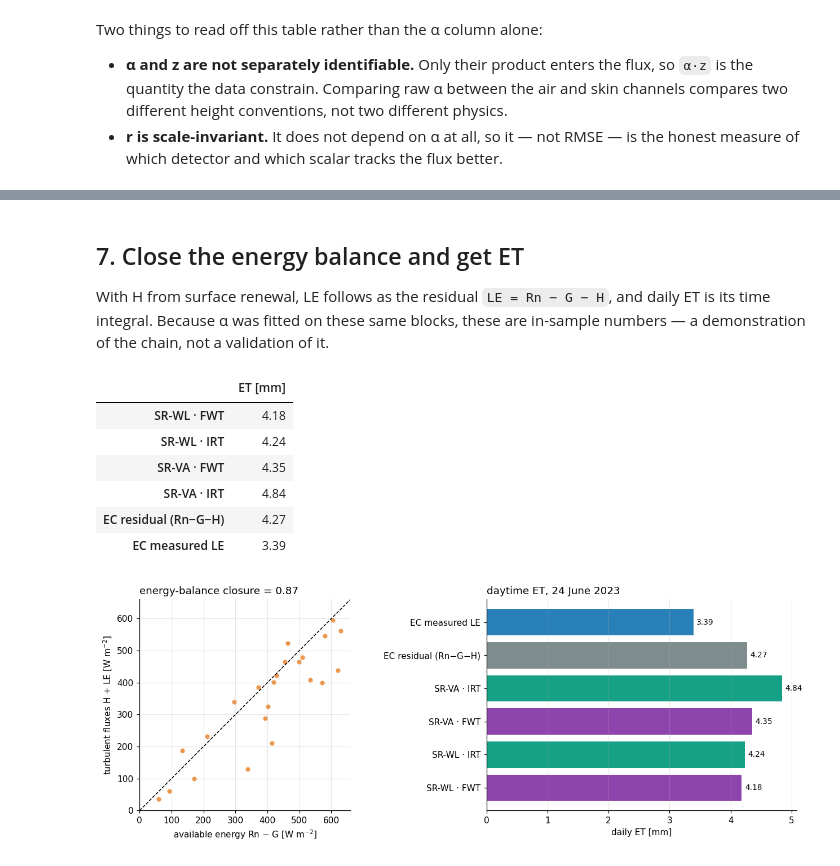
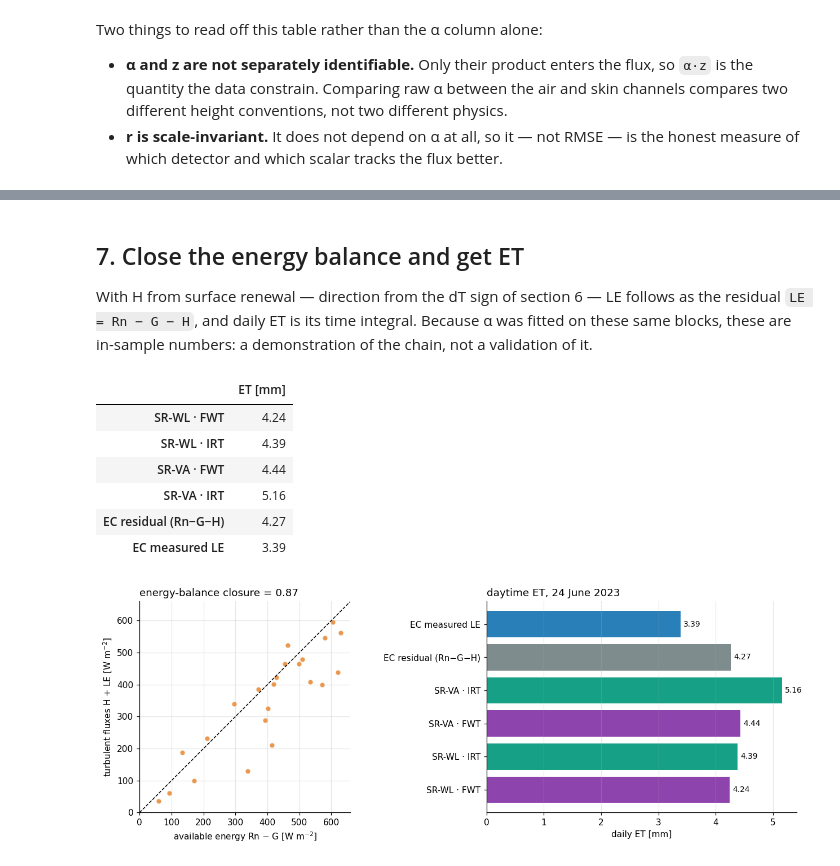
Before and after one commit to nbambach-blip/srflux, a Jupyter notebook: examples/wes_one_day.ipynb, the cells around one changed output, grey strips where cells are left out. Saved outputs shown, nothing was run; the diff lists cells and outputs as text; code cells hidden in the pictures.

```diff
--- a/examples/wes_one_day.ipynb
+++ b/examples/wes_one_day.ipynb
@@ -292,9 +291,0 @@ On this day the fine wire does the opposite.
-# %%
-diag = []
-for col in ("FWT", "IRT"):
-    sg = day_all[f"{col}_sign"]
-    diag.append({"scalar": col,
-                 "median increment skewness": day_all[f"{col}_skew"].median(),
-                 "sign = +1 in": f"{int((sg > 0).sum())}/{len(sg)} blocks",
-                 "agrees with sign(H_EC)": f"{100 * (np.sign(day_all.H) == sg).mean():.0f} %"})
-pd.DataFrame(diag).round(3)
@@ -333,0 +307,12 @@ on this channel.
+# %%
+b = hi.resample("30min").mean()
+d = d.join(b[["SBT"]].rename(columns={"SBT": "SBT_mean"}))
+d = d.join(hi.IRT.resample("30min").mean().rename("IRT_mean"))
+d["dT"] = surface_air_difference(d.IRT_mean, d.SBT_mean)
+day_all = d[d.daytime]
+
+print(f"SBT vs FWT over the day:  r = {b.SBT.corr(b.FWT):.3f}, "
+      f"mean SBT − FWT = {(b.SBT - b.FWT).mean():+.2f} K")
+print(f"midday (11–15 h) FWT {b.FWT.between_time('11:00','15:00').mean():.1f} °C, "
+      f"SBT {b.SBT.between_time('11:00','15:00').mean():.1f} °C, "
+      f"IRT {b.IRT.between_time('11:00','15:00').mean():.1f} °C")
@@ -334,16 +413,18 @@ on this channel.
 # %% [markdown]
 ## 7. Close the energy balance and get ET
 
-With H from surface renewal, LE follows as the residual `LE = Rn − G − H`, and daily ET is
-its time integral. Because α was fitted on these same blocks, these are in-sample numbers —
-a demonstration of the chain, not a validation of it.
+With H from surface renewal — direction from the dT sign of section 6 — LE follows as the
+residual `LE = Rn − G − H`, and daily ET is its time integral. Because α was fitted on these
+same blocks, these are in-sample numbers: a demonstration of the chain, not a validation of
+it.
 # %%
 LAMBDA = 2.45e6
 day = d[d.daytime].copy()
 
 et = {}
 for (meth, col), fit in fits.items():
-    H_sr = sensible_heat(day[f"{meth}_{col}_F"].to_numpy(), fit.alpha, sign=+1.0)
+    H_sr = sensible_heat(day[f"{meth}_{col}_F"].to_numpy(), fit.alpha,
+                         sign=sign_from_gradient(day.IRT_mean, day.SBT_mean))
     le = latent_heat_residual(day.NETRAD.to_numpy(), day.G.to_numpy(), H_sr)
     et[f"SR-{meth} · {col}"] = daily_et(le, block_s=BLOCK_S)
 
@@ -353,38 +434,38 @@ et["EC residual (Rn−G−H)"] = daily_et(
 et["EC measured LE"] = daily_et(day.LE.to_numpy(), block_s=BLOCK_S)
 
 fig, (axa, axb) = plt.subplots(1, 2, figsize=(12, 4.4))
 
 avail = (day.NETRAD - day.G).to_numpy()
 turb = (day.H + day.LE).to_numpy()
 lim = [0, max(avail.max(), turb.max()) * 1.05]
 axa.scatter(avail, turb, s=38, color="#e67e22", alpha=0.8, edgecolors="white")
 axa.plot(lim, lim, "k--", lw=1)
 sl = np.sum(avail * turb) / np.sum(avail ** 2)
 axa.set(xlim=lim, ylim=lim, aspect="equal",
         xlabel="available energy Rn − G [W m$^{-2}$]",
         ylabel="turbulent fluxes H + LE [W m$^{-2}$]")
 axa.set_title(f"energy-balance closure = {sl:.2f}", loc="left")
 
 names = list(et)
 axb.barh(names, [et[k] for k in names],
          color=["#8e44ad", "#16a085", "#8e44ad", "#16a085", "#7f8c8d", "#2980b9"])
 axb.set_xlabel("daily ET [mm]")
 axb.set_title("daytime ET, 24 June 2023", loc="left")
 for i, k in enumerate(names):
     axb.text(et[k] + 0.05, i, f"{et[k]:.2f}", va="center", fontsize=9)
 axb.grid(axis="y", alpha=0)
 plt.tight_layout()
 
 pd.Series(et).round(2).to_frame("ET [mm]")
 # %% [output]
 |  | ET [mm] |
-| SR-WL · FWT | 4.18 |
-| SR-WL · IRT | 4.24 |
-| SR-VA · FWT | 4.35 |
-| SR-VA · IRT | 4.84 |
+| SR-WL · FWT | 4.24 |
+| SR-WL · IRT | 4.39 |
+| SR-VA · FWT | 4.44 |
+| SR-VA · IRT | 5.16 |
 | EC residual (Rn−G−H) | 4.27 |
 | EC measured LE | 3.39 |
-[figure, old version]
+[figure, new version]
 # %% [markdown]
 The measured-LE bar sits below the residual bars because this tower, like most, does not
 close its energy balance — the residual method assigns the missing energy to LE. That gap
```
Also changed, not shown: parts of 14 cells of this notebook, 6 other files.
